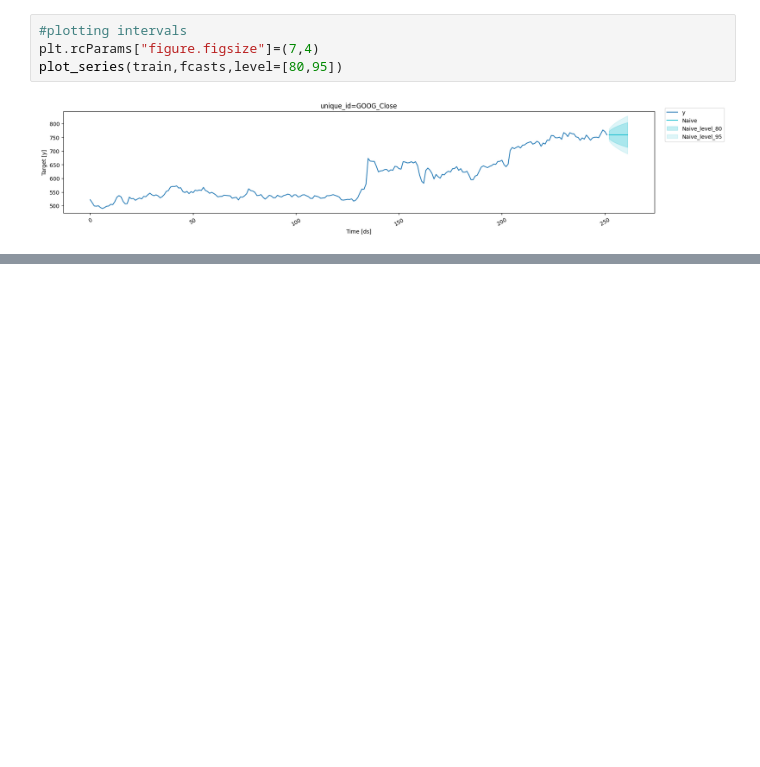
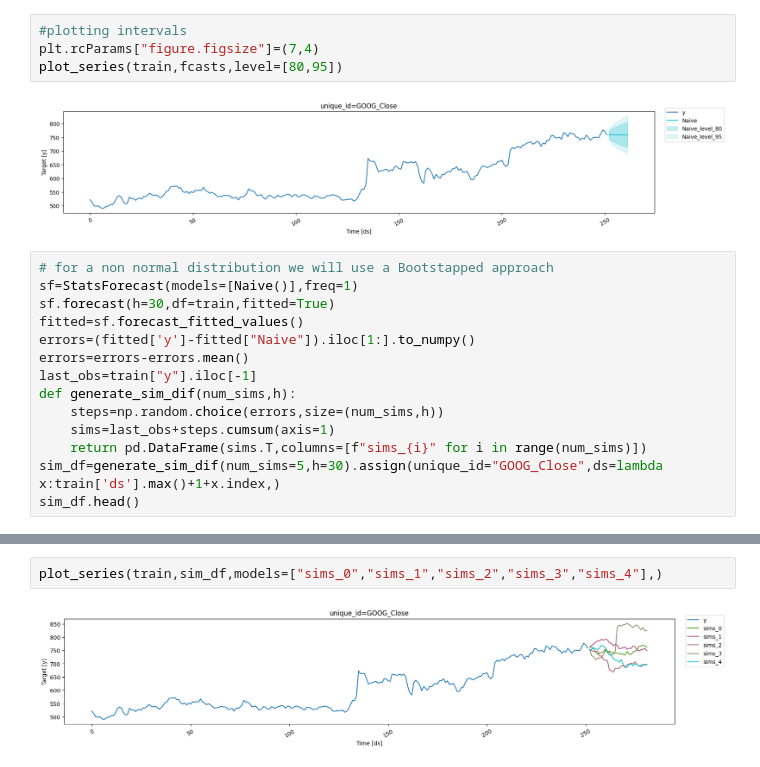
Before and after one commit to zamu-302/Time-series, a Jupyter notebook: Chapter5.ipynb, the cells around one changed output, grey strips where cells are left out. Drawn from its saved outputs; the diff is of its cells as text; blank space fills up the shorter version.

```diff
--- a/Chapter5.ipynb
+++ b/Chapter5.ipynb
@@ -265,3 +265,17 @@ plt.rcParams["figure.figsize"]=(7,4)
 plot_series(train,fcasts,level=[80,95])
 # %% [output]
 [figure]
+# %%
+# for a non normal distribution we will use a Bootstapped approach
+sf=StatsForecast(models=[Naive()],freq=1)
+sf.forecast(h=30,df=train,fitted=True)
+fitted=sf.forecast_fitted_values()
+errors=(fitted['y']-fitted["Naive"]).iloc[1:].to_numpy()
+errors=errors-errors.mean()
+last_obs=train["y"].iloc[-1]
+def generate_sim_dif(num_sims,h):
+    steps=np.random.choice(errors,size=(num_sims,h))
+    sims=last_obs+steps.cumsum(axis=1)
+    return pd.DataFrame(sims.T,columns=[f"sims_{i}" for i in range(num_sims)])
+sim_df=generate_sim_dif(num_sims=5,h=30).assign(unique_id="GOOG_Close",ds=lambda x:train['ds'].max()+1+x.index,)
+sim_df.head()
@@ -267,0 +289,4 @@ plot_series(train,fcasts,level=[80,95])
+# %%
+plot_series(train,sim_df,models=["sims_0","sims_1","sims_2","sims_3","sims_4"],)
+# %% [output]
+[figure, added]
```
Also changed, not shown: parts of 10 cells of this notebook.
